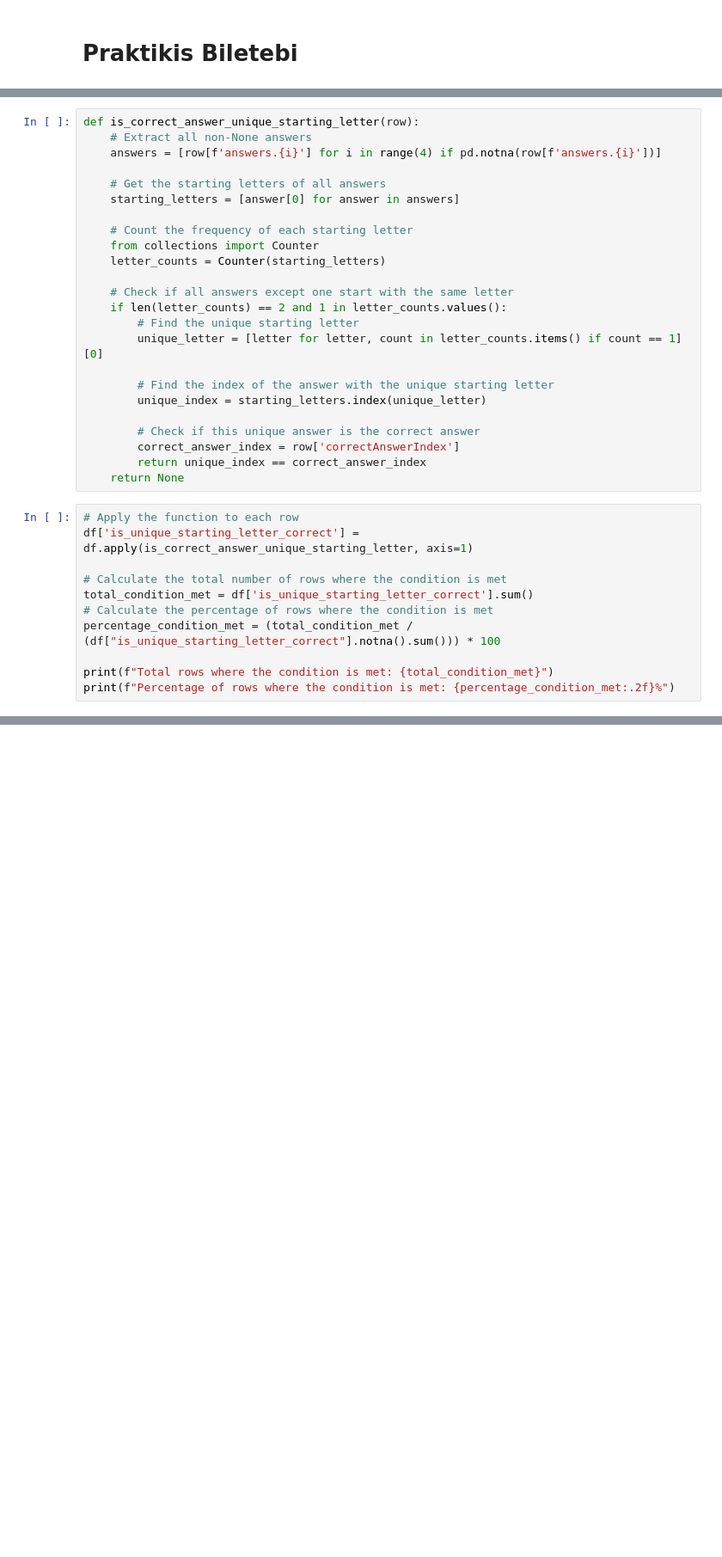
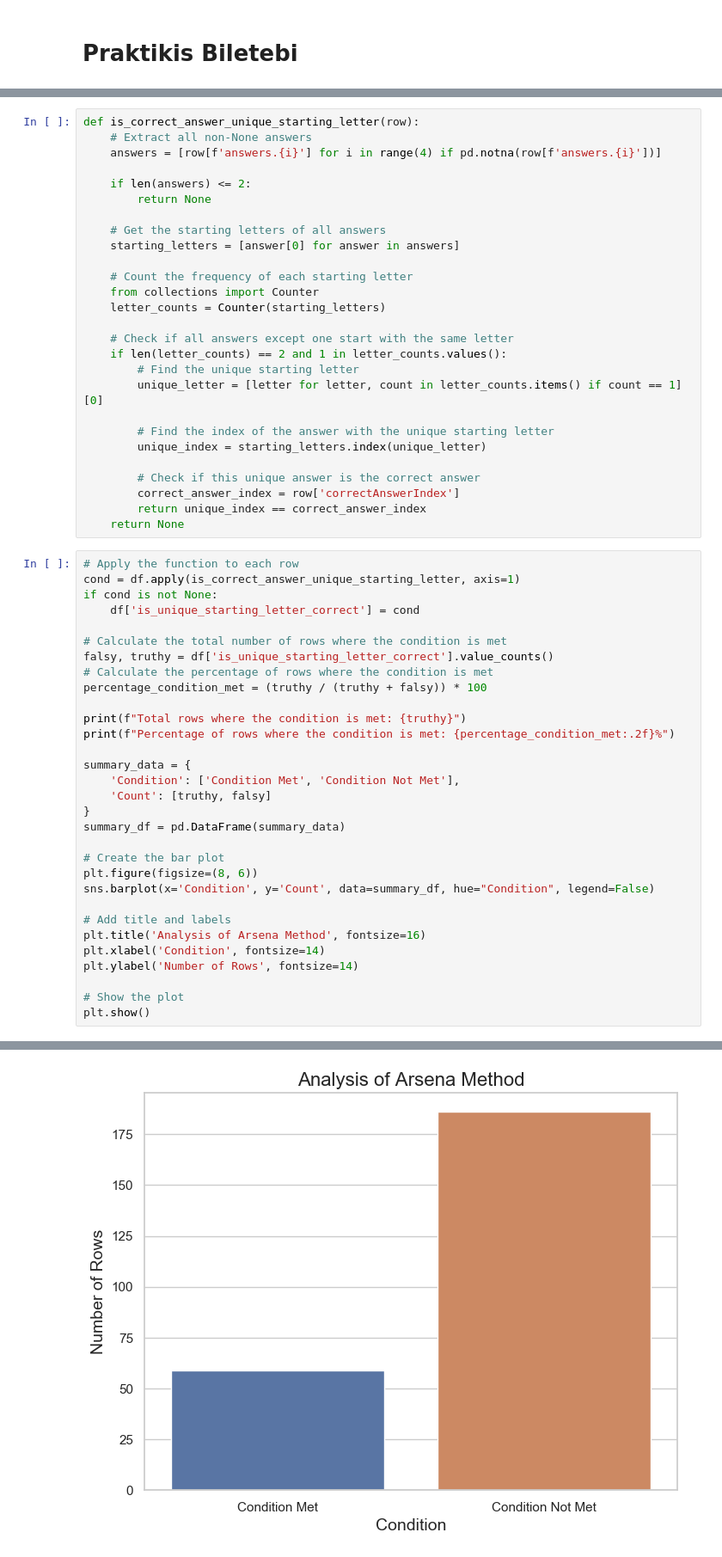
Before and after one commit to Naviamold1/scraped_data, a Jupyter notebook: myfirstbook/_build/jupyter_execute/biletebi.ipynb, the cells around one changed output, grey strips where cells are left out. Shown at 86% size. Saved outputs shown, nothing was run; the diff lists cells and outputs as text; blank space fills up the shorter version.

```diff
--- a/myfirstbook/_build/jupyter_execute/biletebi.ipynb
+++ b/myfirstbook/_build/jupyter_execute/biletebi.ipynb
@@ -40,6 +55,9 @@ plt.show()
 def is_correct_answer_unique_starting_letter(row):
     # Extract all non-None answers
     answers = [row[f'answers.{i}'] for i in range(4) if pd.notna(row[f'answers.{i}'])]
+
+    if len(answers) <= 2:
+        return None
 
     # Get the starting letters of all answers
     starting_letters = [answer[0] for answer in answers]
@@ -62,13 +80,33 @@ def is_correct_answer_unique_starting_letter(row):
     return None
 # %%
 # Apply the function to each row
-df['is_unique_starting_letter_correct'] = df.apply(is_correct_answer_unique_starting_letter, axis=1)
+cond = df.apply(is_correct_answer_unique_starting_letter, axis=1)
+if cond is not None:
+    df['is_unique_starting_letter_correct'] = cond
 
 # Calculate the total number of rows where the condition is met
-total_condition_met = df['is_unique_starting_letter_correct'].sum()
+falsy, truthy = df['is_unique_starting_letter_correct'].value_counts()
 # Calculate the percentage of rows where the condition is met
-percentage_condition_met = (total_condition_met / (df["is_unique_starting_letter_correct"].notna().sum())) * 100
+percentage_condition_met = (truthy / (truthy + falsy)) * 100
 
-print(f"Total rows where the condition is met: {total_condition_met}")
+print(f"Total rows where the condition is met: {truthy}")
 print(f"Percentage of rows where the condition is met: {percentage_condition_met:.2f}%")
+
+summary_data = {
+    'Condition': ['Condition Met', 'Condition Not Met'],
+    'Count': [truthy, falsy]
+}
+summary_df = pd.DataFrame(summary_data)
+
+# Create the bar plot
+plt.figure(figsize=(8, 6))
+sns.barplot(x='Condition', y='Count', data=summary_df, hue="Condition", legend=False)
+
+# Add title and labels
+plt.title('Analysis of Arsena Method', fontsize=16)
+plt.xlabel('Condition', fontsize=14)
+plt.ylabel('Number of Rows', fontsize=14)
+
+# Show the plot
+plt.show()
 # %% [output]
@@ -76,0 +115 @@ Percentage of rows where the condition is met: 28.57%
+[figure, added]
```
Also changed, not shown: parts of 12 cells of this notebook, 30 other files.
